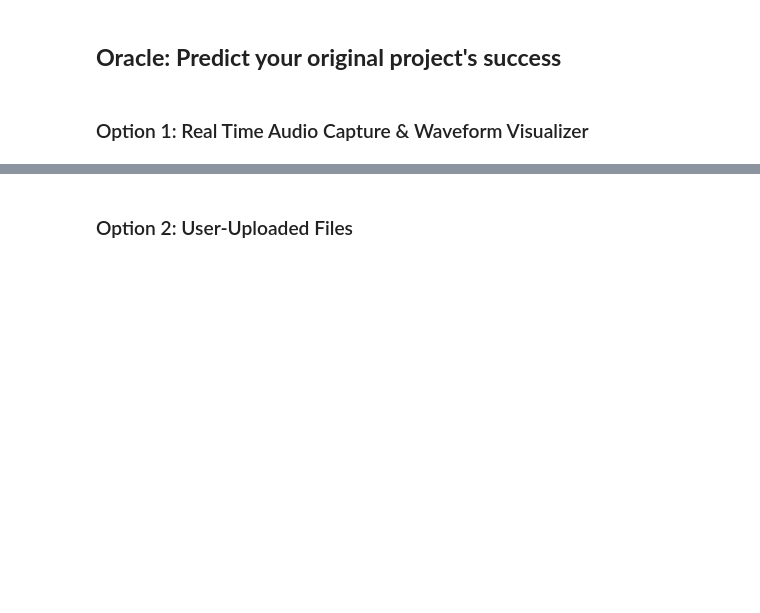
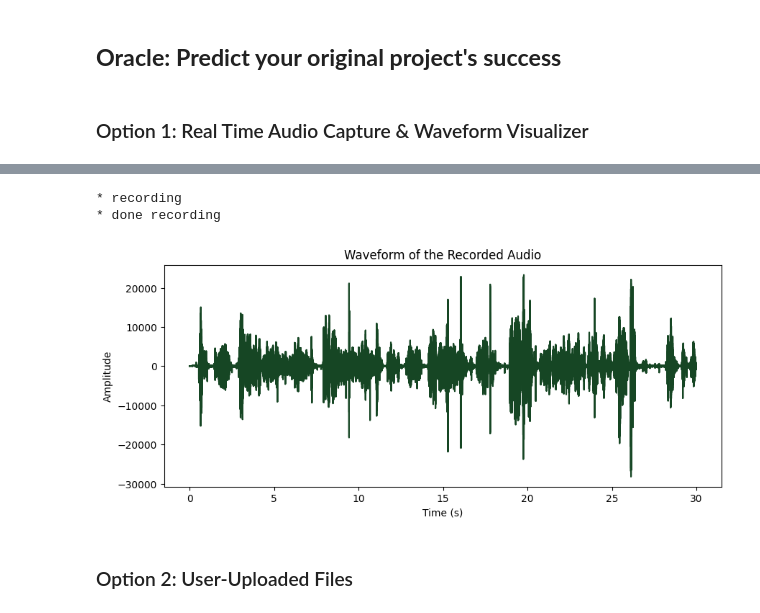
Before and after one commit to adithik13/MusicOracle, a Jupyter notebook: oracle.ipynb, the cells around one changed output, grey strips where cells are left out. Drawn from its saved outputs; the diff is of its cells as text; code cells hidden in the pictures; blank space fills up the shorter version.

```diff
--- a/oracle.ipynb
+++ b/oracle.ipynb
@@ -75,3 +27,69 @@ Stream stopped by user.
+# %%
+CHUNK = 1024
+FORMAT = pyaudio.paInt16
+CHANNELS = 2
+RATE = 44100
+RECORD_SECONDS = 30
+WAVE_OUTPUT_FILENAME = "testing.wav"
+
+p = pyaudio.PyAudio()
+
+stream = p.open(format=FORMAT,
+    channels=CHANNELS,
+    rate=RATE,
+    input=True,
+    frames_per_buffer=CHUNK)
+
+print("* recording")
+
+frames = []
+
+for i in range(0, int(RATE / CHUNK * RECORD_SECONDS)):
+    data = stream.read(CHUNK)
+    frames.append(data)
+
+print("* done recording")
+
+stream.stop_stream()
+stream.close()
+p.terminate()
+
+wf = wave.open(WAVE_OUTPUT_FILENAME, 'wb')
+wf.setnchannels(CHANNELS)
+wf.setsampwidth(p.get_sample_size(FORMAT))
+wf.setframerate(RATE)
+wf.writeframes(b''.join(frames))
+wf.close()
+# %% [output]
+* recording
+* done recording
+# %%
+def plot_waveform(audio_file):
+    # open the wav file we just wrote
+    wf = wave.open(audio_file, 'rb')
+
+    # next extract the raw Audio from wav File
+    signal = wf.readframes(-1)
+    signal = np.frombuffer(signal, dtype=np.int16)
+
+    # since it's stereo, reshape the array to [n_channels, n_samples]
+    if wf.getnchannels() == 2:
+        signal = np.reshape(signal, (-1, 2))
+
+    # get the time axis
+    time_axis = np.linspace(0, len(signal) / wf.getframerate(), num=len(signal))
+
+    # plot the waveform
+    plt.figure(figsize=(10, 4))
+    plt.plot(time_axis, signal, color= '#164624')
+    plt.title("Waveform of the Recorded Audio")
+    plt.xlabel("Time (s)")
+    plt.ylabel("Amplitude")
+    plt.show()
+# %%
+plot_waveform("testing.wav")
+# %% [output]
+[figure, added]
 # %% [markdown]
 ### Option 2: User-Uploaded Files
 # %%
```
Also changed, not shown: parts of 30 cells of this notebook, 2 other files.
